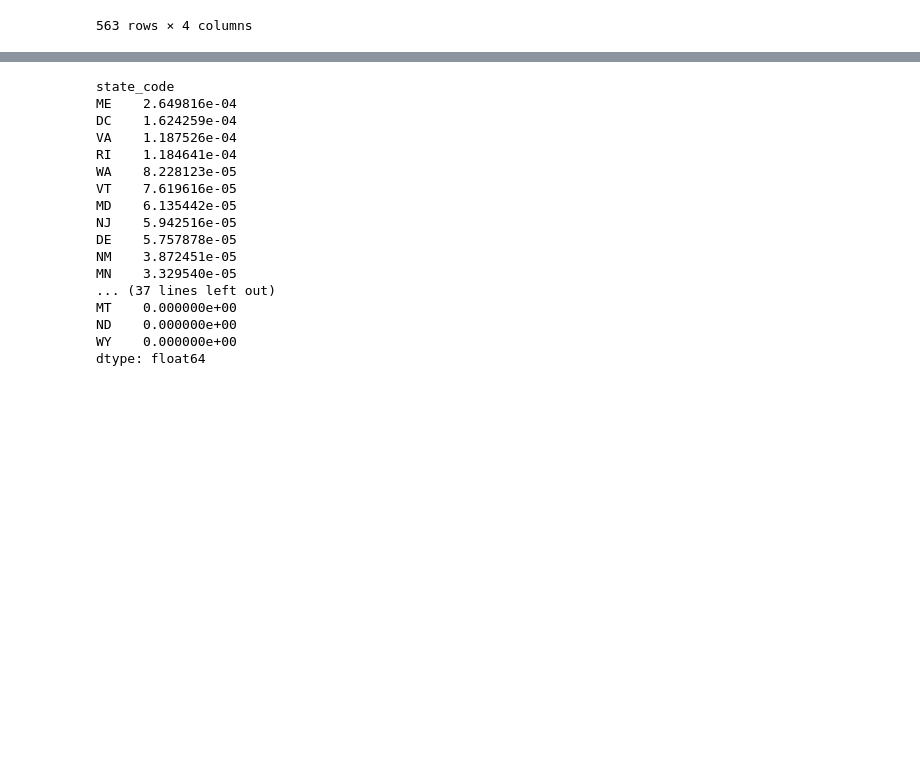
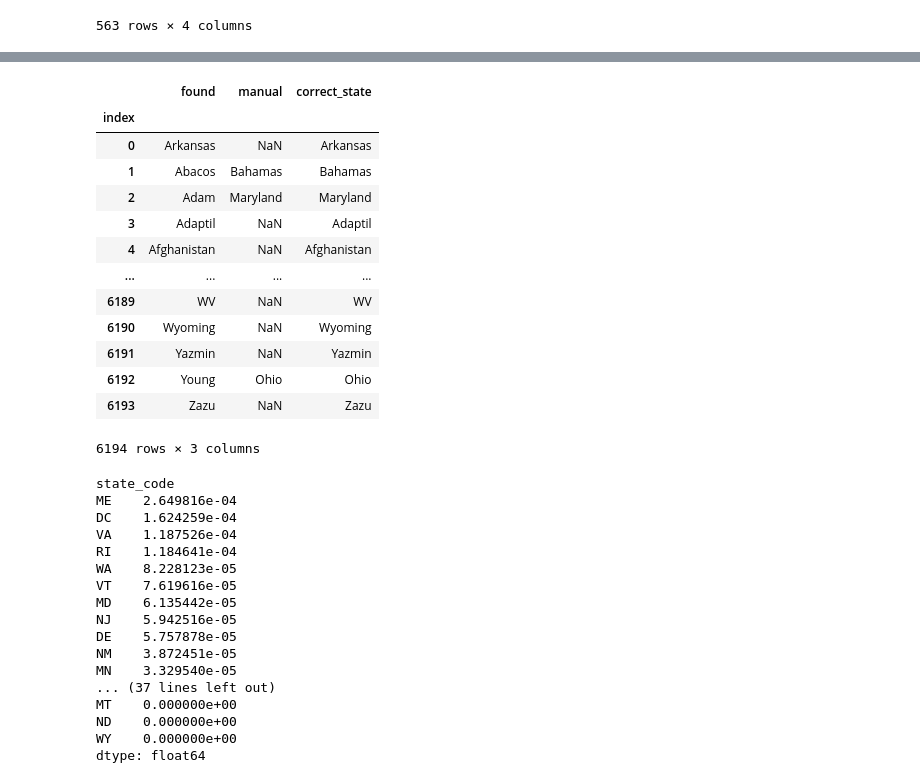
Before and after one commit to DavideGhilardi/FCSproject, a Jupyter notebook: adoptions.ipynb, the cells around one changed output, grey strips where cells are left out. Cells and saved outputs as stored; diff of their text form; code cells hidden in the pictures; blank space fills up the shorter version.

```diff
--- a/adoptions.ipynb
+++ b/adoptions.ipynb
@@ -268,4 +266,5 @@ joined2[joined2["size_x"] > 2][["id", "size_x", "breed_primary", "breed_secondar
 # %%
 # 8. Fix the travels table so that the correct state is computed from the manual and the found fields. If manual is not missing, then it overrides what is stored in found.
 
-dogs_travel.where(~dogs_travel.manual.apply(pd.isna), dogs_travel.found, axis=0)
+mask = dogs_travel.manual.apply(pd.isna)
+dogs_travel['correct_state'] = dogs_travel.found.where(mask, dogs_travel.manual, axis=0)
@@ -287,3 +271,20 @@ dogs_travel.where(~dogs_travel.manual.apply(pd.isna), dogs_travel.found, axis=0)
+# %%
+dogs_travel[['found', 'manual', 'correct_state']]
+# %% [output]
+|  | found | manual | correct_state |
+| index |  |  |  |
+| 0 | Arkansas | NaN | Arkansas |
+| 1 | Abacos | Bahamas | Bahamas |
+| 2 | Adam | Maryland | Maryland |
+| 3 | Adaptil | NaN | Adaptil |
+| 4 | Afghanistan | NaN | Afghanistan |
+| ... | ... | ... | ... |
+| 6189 | WV | NaN | WV |
+| 6190 | Wyoming | NaN | Wyoming |
+| 6191 | Yazmin | NaN | Yazmin |
+| 6192 | Young | Ohio | Ohio |
+| 6193 | Zazu | NaN | Zazu |
+6194 rows × 3 columns
 # %%
 # 9. For each state, compute the ratio between the number of travels and the population.
 # %%
```
Also changed, not shown: parts of 8 cells of this notebook.
